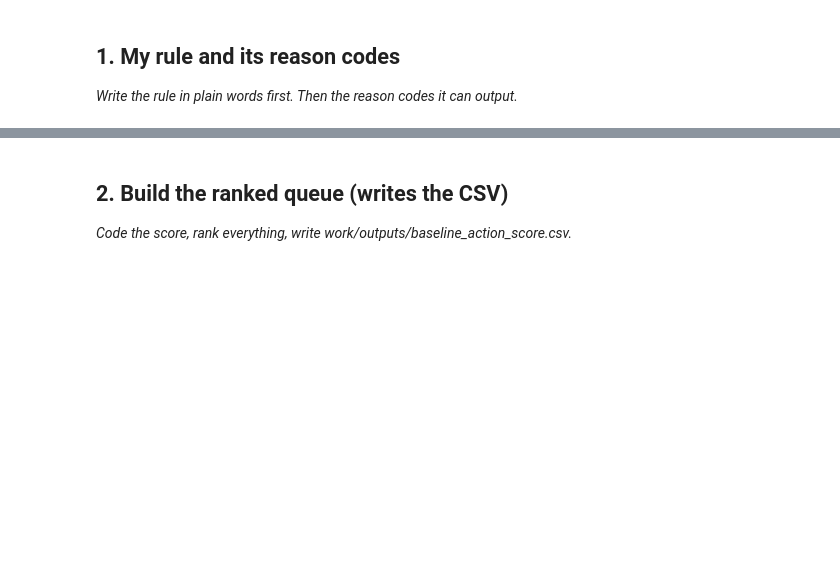
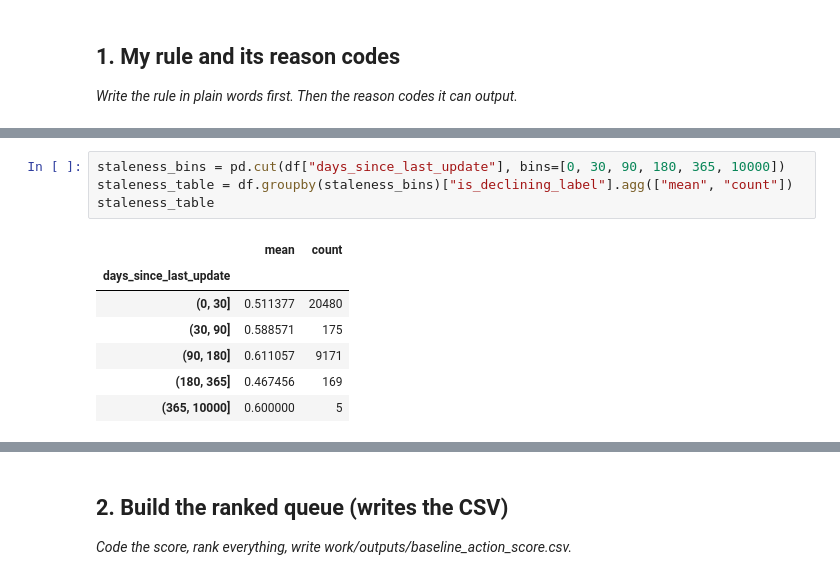
Before and after one commit to Debbie1236-cmd/flyrank-ml-internship, a Jupyter notebook: work/notebooks/w04_baseline_score.ipynb, the cells around one changed output, grey strips where cells are left out. Drawn from its saved outputs; the diff is of its cells as text; blank space fills up the shorter version.

```diff
--- a/work/notebooks/w04_baseline_score.ipynb
+++ b/work/notebooks/w04_baseline_score.ipynb
@@ -15,0 +38,12 @@ This skeleton is yours to fill. Work the sections **in order** — each one has
+# %%
+staleness_bins = pd.cut(df["days_since_last_update"], bins=[0, 30, 90, 180, 365, 10000])
+staleness_table = df.groupby(staleness_bins)["is_declining_label"].agg(["mean", "count"])
+staleness_table
+# %% [output]
+|  | mean | count |
+| days_since_last_update |  |  |
+| (0, 30] | 0.511377 | 20480 |
+| (30, 90] | 0.588571 | 175 |
+| (90, 180] | 0.611057 | 9171 |
+| (180, 365] | 0.467456 | 169 |
+| (365, 10000] | 0.600000 | 5 |
```
Also changed, not shown: parts of 15 cells of this notebook.
